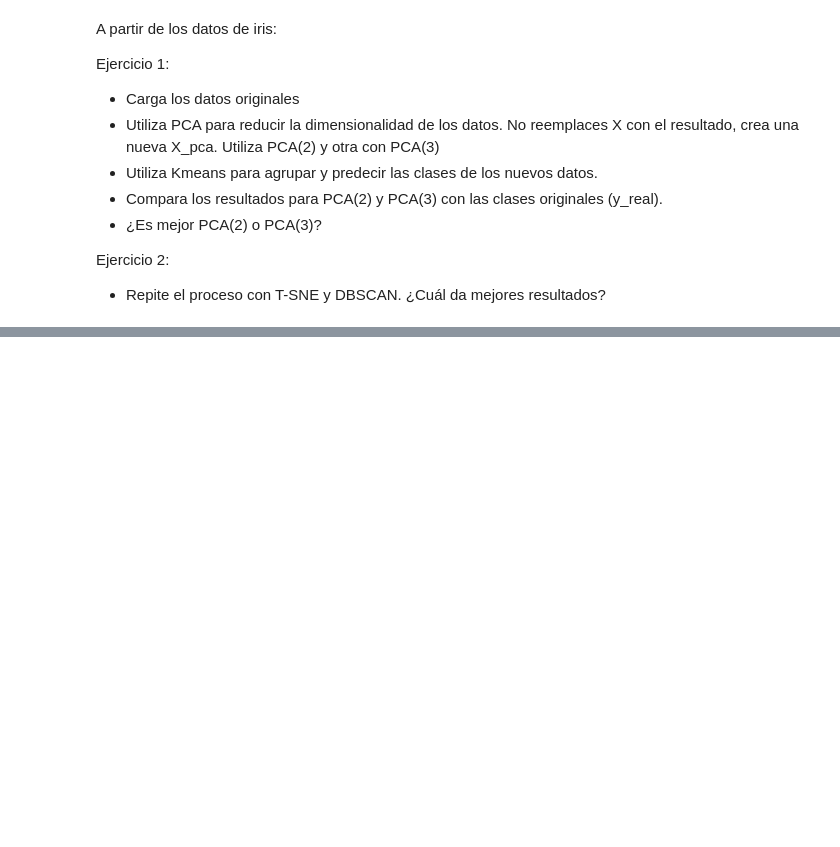
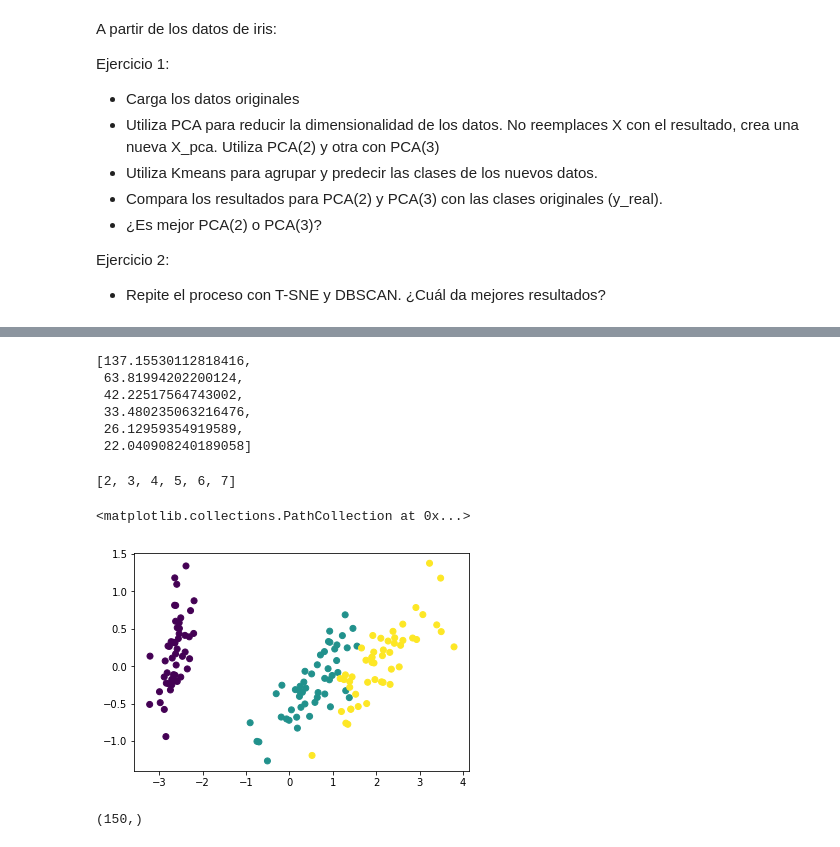
Before and after one commit to Jaraiz91/Javier_Araiz_TheBridge, a Jupyter notebook: week10_ML_competition_pca_kmeans/day3_unsupervised_PCA_kmeans/unsupervised_learning/exercise/unsupervised_complete.ipynb, the cells around one changed output, grey strips where cells are left out. Drawn from its saved outputs; the diff is of its cells as text; code cells hidden in the pictures; blank space fills up the shorter version.

```diff
--- a/week10_ML_competition_pca_kmeans/day3_unsupervised_PCA_kmeans/unsupervised_learning/exercise/unsupervised_complete.ipynb
+++ b/week10_ML_competition_pca_kmeans/day3_unsupervised_PCA_kmeans/unsupervised_learning/exercise/unsupervised_complete.ipynb
@@ -29,0 +77,18 @@ x_pca =
+# %%
+inertia_list
+# %% [output]
+[137.15530112818416,
+ 63.81994202200124,
+ 42.22517564743002,
+ 33.480235063216476,
+ 26.12959354919589,
+ 22.040908240189058]
+# %%
+k_list
+# %% [output]
+[2, 3, 4, 5, 6, 7]
+# %%
+plt.scatter(X_pca[:,0], X_pca[:,1], c= iris.target)
+# %% [output]
+<matplotlib.collections.PathCollection at 0x...>
+[figure, added]
@@ -29,0 +99,4 @@ x_pca =
+# %%
+y.shape
+# %% [output]
+(150,)
```
Also changed, not shown: parts of 43 cells of this notebook, 1 other file.
